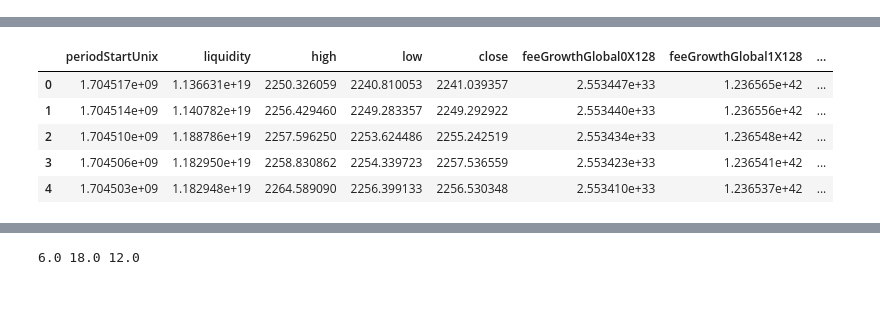
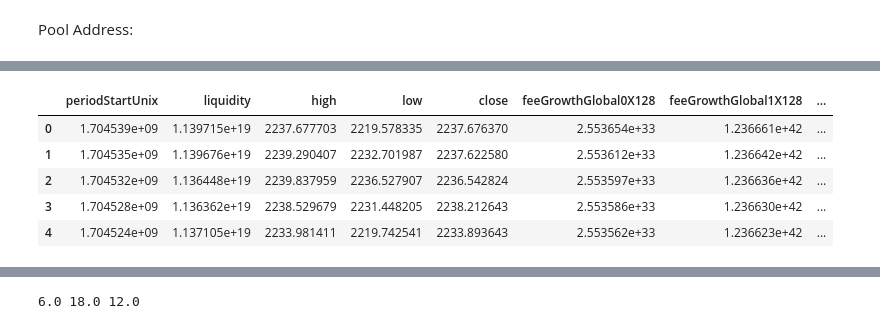
Before and after one commit to jiaxiang-cheng/definer, a Jupyter notebook: Backtest.ipynb, the cells around one changed output, grey strips where cells are left out. Cells and saved outputs as stored; diff of their text form; code cells hidden in the pictures; blank space fills up the shorter version.

```diff
--- a/Backtest.ipynb
+++ b/Backtest.ipynb
@@ -95,4 +98,6 @@ def get_liquidity(asqrt, asqrtA, asqrtB, amount0, amount1, decimal0, decimal1):
     else:
         liquidity1 = get_liquidity1(sqrtA, sqrtB, amount1, decimal1)
         return liquidity1
+# %% [markdown]
+Pool Address:
 # %%
@@ -107,4 +110,6 @@ after = 1632081600
+# %%
+after = '2022-01-01'  # 1632081600
 # %%
-dpd = graph(address, after)
+dpd = graph(address, int(datetime.timestamp(datetime.strptime(after, "%Y-%m-%d"))))
 dpd.head()
 # %% [output]
@@ -112,9 +117,9 @@ dpd.head()
 |  | periodStartUnix | liquidity | high | low | close | feeGrowthGlobal0X128 | feeGrowthGlobal1X128 | ... |
-| 0 | 1.704517e+09 | 1.136631e+19 | 2250.326059 | 2240.810053 | 2241.039357 | 2.553447e+33 | 1.236565e+42 | ... |
-| 1 | 1.704514e+09 | 1.140782e+19 | 2256.429460 | 2249.283357 | 2249.292922 | 2.553440e+33 | 1.236556e+42 | ... |
-| 2 | 1.704510e+09 | 1.188786e+19 | 2257.596250 | 2253.624486 | 2255.242519 | 2.553434e+33 | 1.236548e+42 | ... |
-| 3 | 1.704506e+09 | 1.182950e+19 | 2258.830862 | 2254.339723 | 2257.536559 | 2.553423e+33 | 1.236541e+42 | ... |
-| 4 | 1.704503e+09 | 1.182948e+19 | 2264.589090 | 2256.399133 | 2256.530348 | 2.553410e+33 | 1.236537e+42 | ... |
+| 0 | 1.704539e+09 | 1.139715e+19 | 2237.677703 | 2219.578335 | 2237.676370 | 2.553654e+33 | 1.236661e+42 | ... |
+| 1 | 1.704535e+09 | 1.139676e+19 | 2239.290407 | 2232.701987 | 2237.622580 | 2.553612e+33 | 1.236642e+42 | ... |
+| 2 | 1.704532e+09 | 1.136448e+19 | 2239.837959 | 2236.527907 | 2236.542824 | 2.553597e+33 | 1.236636e+42 | ... |
+| 3 | 1.704528e+09 | 1.136362e+19 | 2238.529679 | 2231.448205 | 2238.212643 | 2.553586e+33 | 1.236630e+42 | ... |
+| 4 | 1.704524e+09 | 1.137105e+19 | 2233.981411 | 2219.742541 | 2233.893643 | 2.553562e+33 | 1.236623e+42 | ... |
 # %%
 f = plt.figure(figsize=(12,6))
 sns.lineplot(x=pd.to_datetime(dpd.periodStartUnix, unit='s'), y=dpd.close)
```
Also changed, not shown: parts of 26 cells of this notebook.
